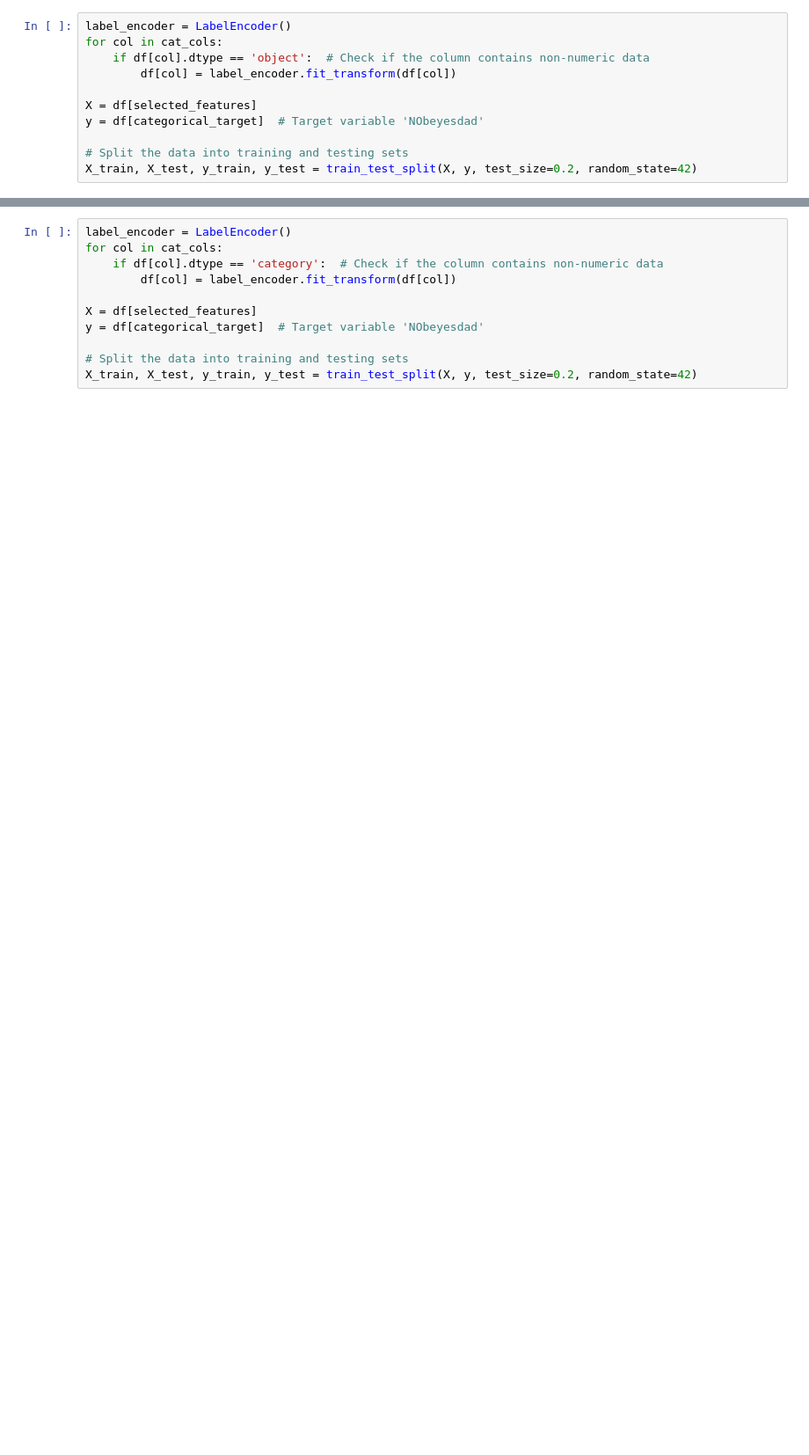
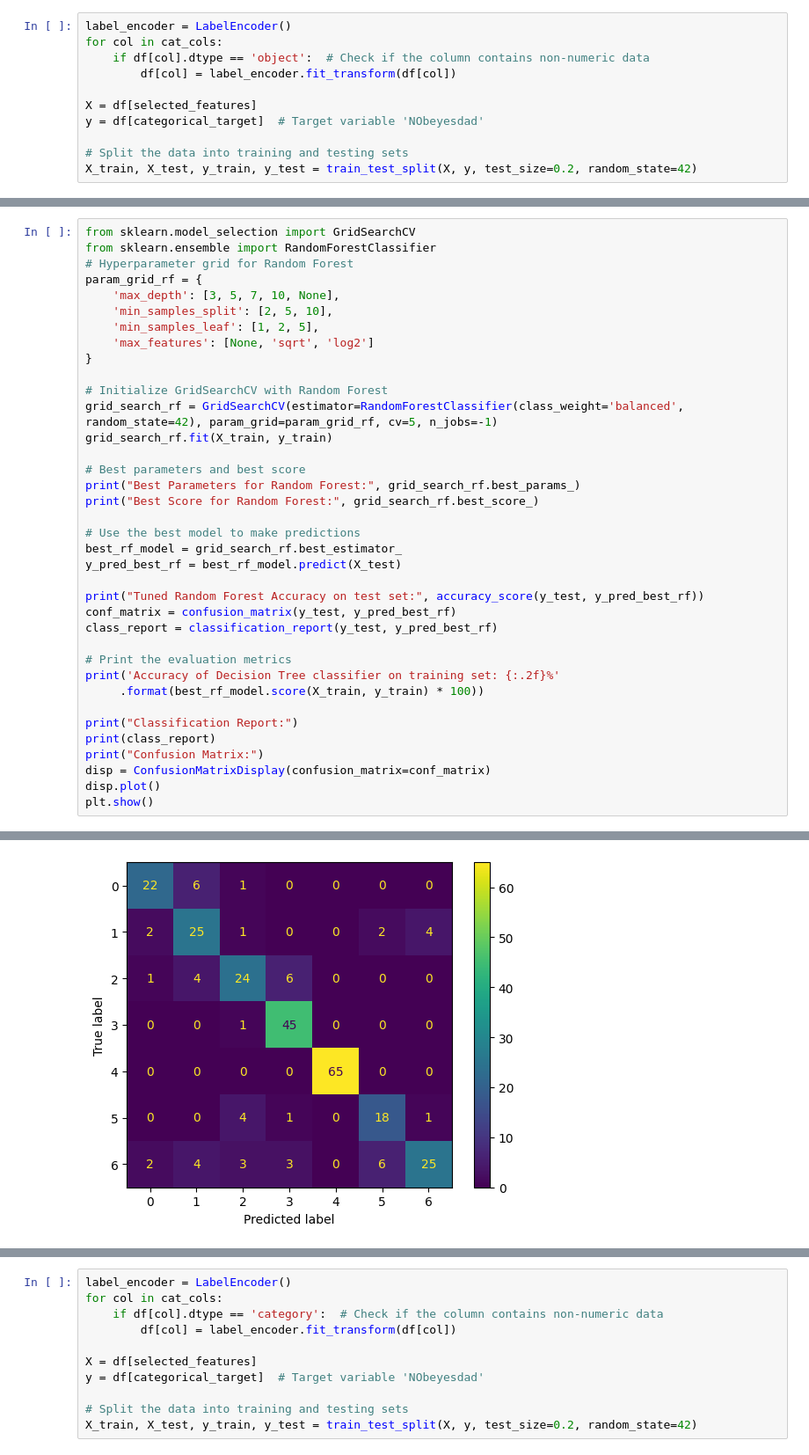
Before and after one commit to dang-nguyendd/ds_data_modelling, a Jupyter notebook: s3759957.ipynb, the cells around one changed output, grey strips where cells are left out. Shown at 88% size. Saved outputs shown, nothing was run; the diff lists cells and outputs as text; blank space fills up the shorter version.

```diff
--- a/s3759957.ipynb
+++ b/s3759957.ipynb
@@ -725,0 +738,38 @@ X_train, X_test, y_train, y_test = train_test_split(X, y, test_size=0.2, random_
+# %%
+from sklearn.model_selection import GridSearchCV
+from sklearn.ensemble import RandomForestClassifier
+# Hyperparameter grid for Random Forest
+param_grid_rf = {
+    'max_depth': [3, 5, 7, 10, None],
+    'min_samples_split': [2, 5, 10],
+    'min_samples_leaf': [1, 2, 5],
+    'max_features': [None, 'sqrt', 'log2']
+}
+
+# Initialize GridSearchCV with Random Forest
+grid_search_rf = GridSearchCV(estimator=RandomForestClassifier(class_weight='balanced', random_state=42), param_grid=param_grid_rf, cv=5, n_jobs=-1)
+grid_search_rf.fit(X_train, y_train)
+
+# Best parameters and best score
+print("Best Parameters for Random Forest:", grid_search_rf.best_params_)
+print("Best Score for Random Forest:", grid_search_rf.best_score_)
+
+# Use the best model to make predictions
+best_rf_model = grid_search_rf.best_estimator_
+y_pred_best_rf = best_rf_model.predict(X_test)
+
+print("Tuned Random Forest Accuracy on test set:", accuracy_score(y_test, y_pred_best_rf))
+conf_matrix = confusion_matrix(y_test, y_pred_best_rf)
+class_report = classification_report(y_test, y_pred_best_rf)
+
+# Print the evaluation metrics
+print('Accuracy of Decision Tree classifier on training set: {:.2f}%'
+     .format(best_rf_model.score(X_train, y_train) * 100))
+
+print("Classification Report:")
+print(class_report)
+print("Confusion Matrix:")
+disp = ConfusionMatrixDisplay(confusion_matrix=conf_matrix)
+disp.plot()
+plt.show()
+# %% [output]
@@ -726 +796,2 @@ X_train, X_test, y_train, y_test = train_test_split(X, y, test_size=0.2, random_
+[figure, added]
 # %% [markdown]
```
Also changed, not shown: parts of 10 cells of this notebook, 1 other file.
